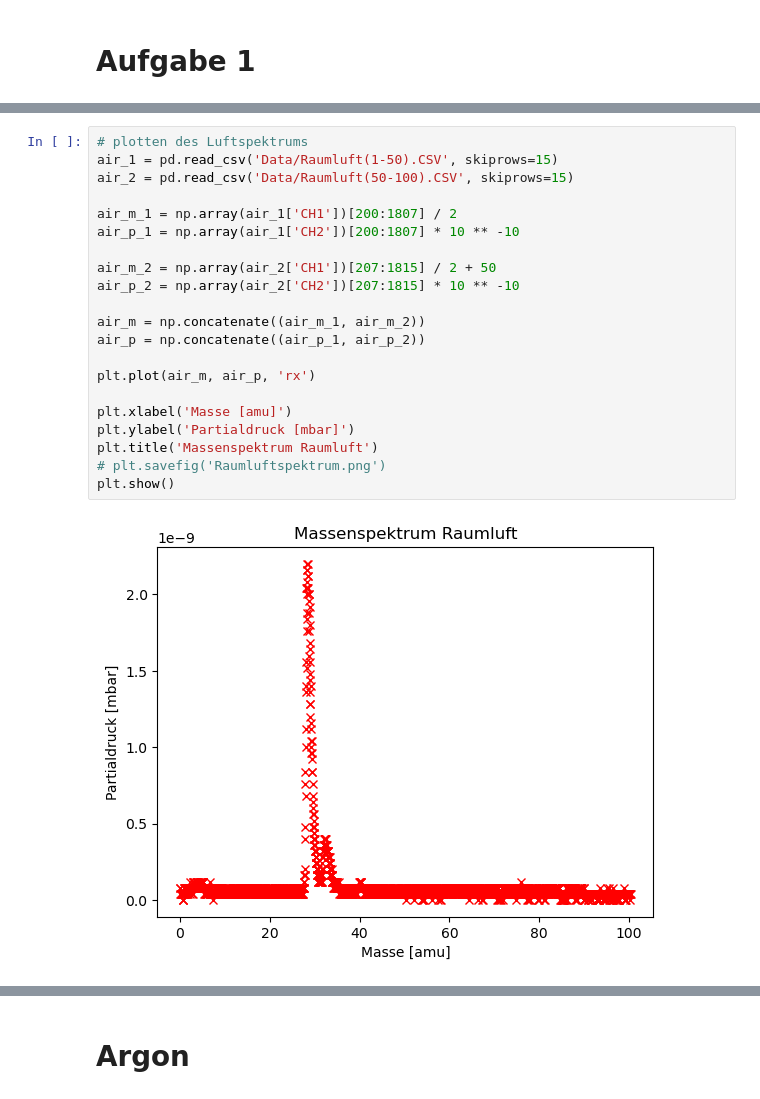
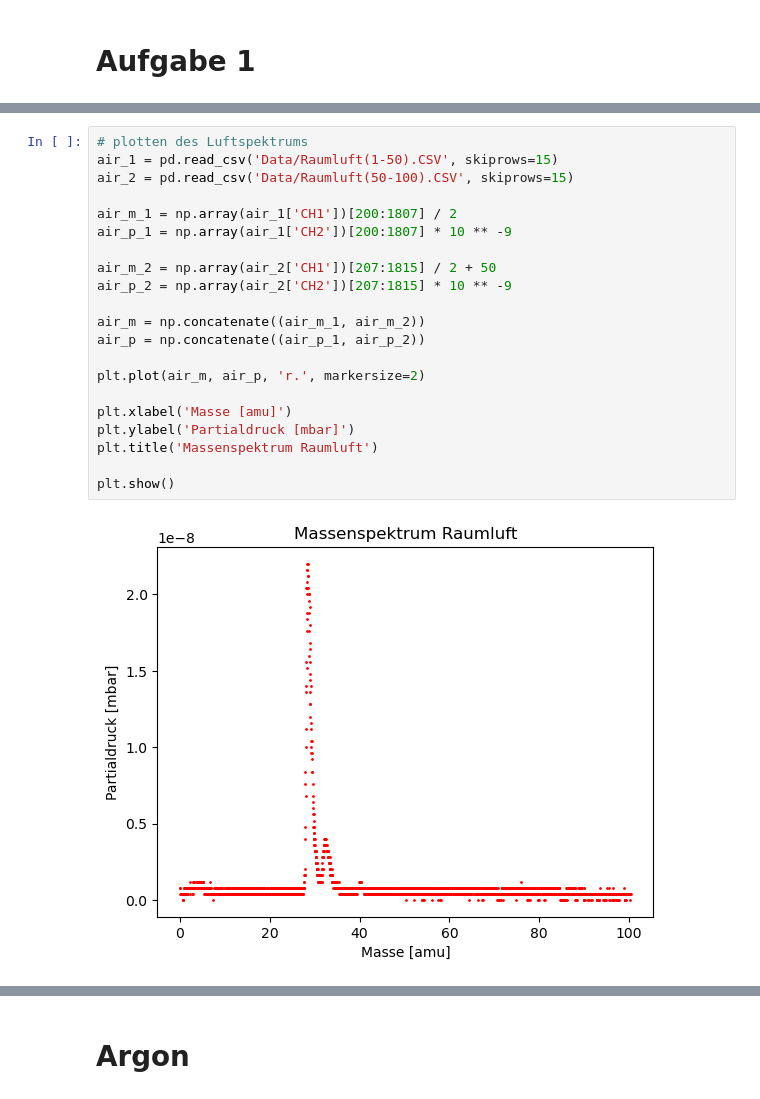
Before and after one commit to MRNock04/P3, a Jupyter notebook: Massenspektrometer/Auswertung.ipynb, the cells around one changed output, grey strips where cells are left out. Saved outputs shown, nothing was run; the diff lists cells and outputs as text.

```diff
--- a/Massenspektrometer/Auswertung.ipynb
+++ b/Massenspektrometer/Auswertung.ipynb
@@ -31,26 +32,26 @@ plt.show()
 # %%
 # plotten des Luftspektrums
 air_1 = pd.read_csv('Data/Raumluft(1-50).CSV', skiprows=15)
 air_2 = pd.read_csv('Data/Raumluft(50-100).CSV', skiprows=15)
 
 air_m_1 = np.array(air_1['CH1'])[200:1807] / 2
-air_p_1 = np.array(air_1['CH2'])[200:1807] * 10 ** -10
+air_p_1 = np.array(air_1['CH2'])[200:1807] * 10 ** -9
 
 air_m_2 = np.array(air_2['CH1'])[207:1815] / 2 + 50
-air_p_2 = np.array(air_2['CH2'])[207:1815] * 10 ** -10
+air_p_2 = np.array(air_2['CH2'])[207:1815] * 10 ** -9
 
 air_m = np.concatenate((air_m_1, air_m_2))
 air_p = np.concatenate((air_p_1, air_p_2))
 
-plt.plot(air_m, air_p, 'rx')
+plt.plot(air_m, air_p, 'r.', markersize=2)
 
 plt.xlabel('Masse [amu]')
 plt.ylabel('Partialdruck [mbar]')
 plt.title('Massenspektrum Raumluft')
-# plt.savefig('Raumluftspektrum.png')
+
 plt.show()
 # %% [output]
-[figure, old version]
+[figure, new version]
 # %%
 # plotten der einzelnen Linien in genauerer Betrachtung
 m18 = pd.read_csv('Data/Raumluft_MS18.CSV', skiprows=15)
```
Also changed, not shown: parts of 4 cells of this notebook.
